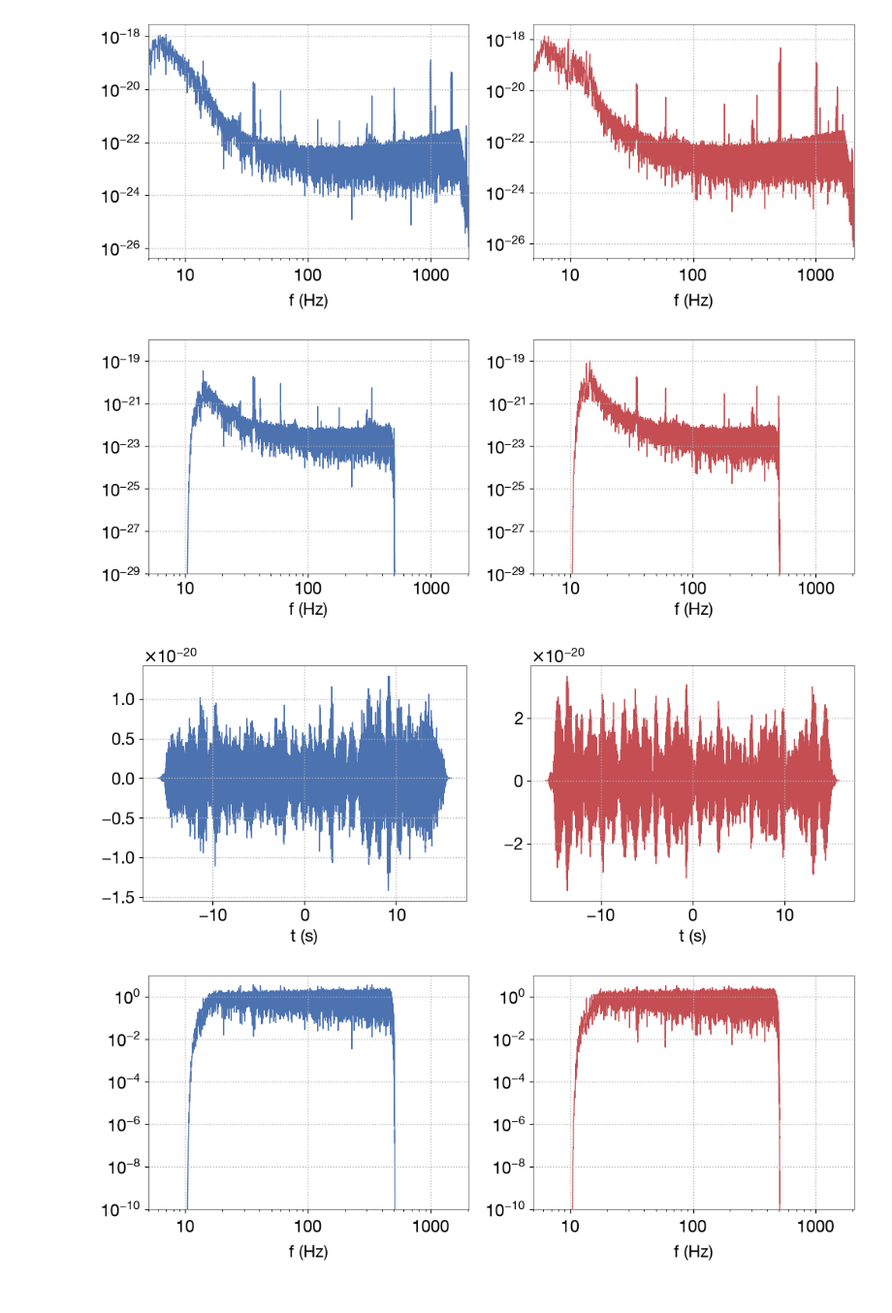
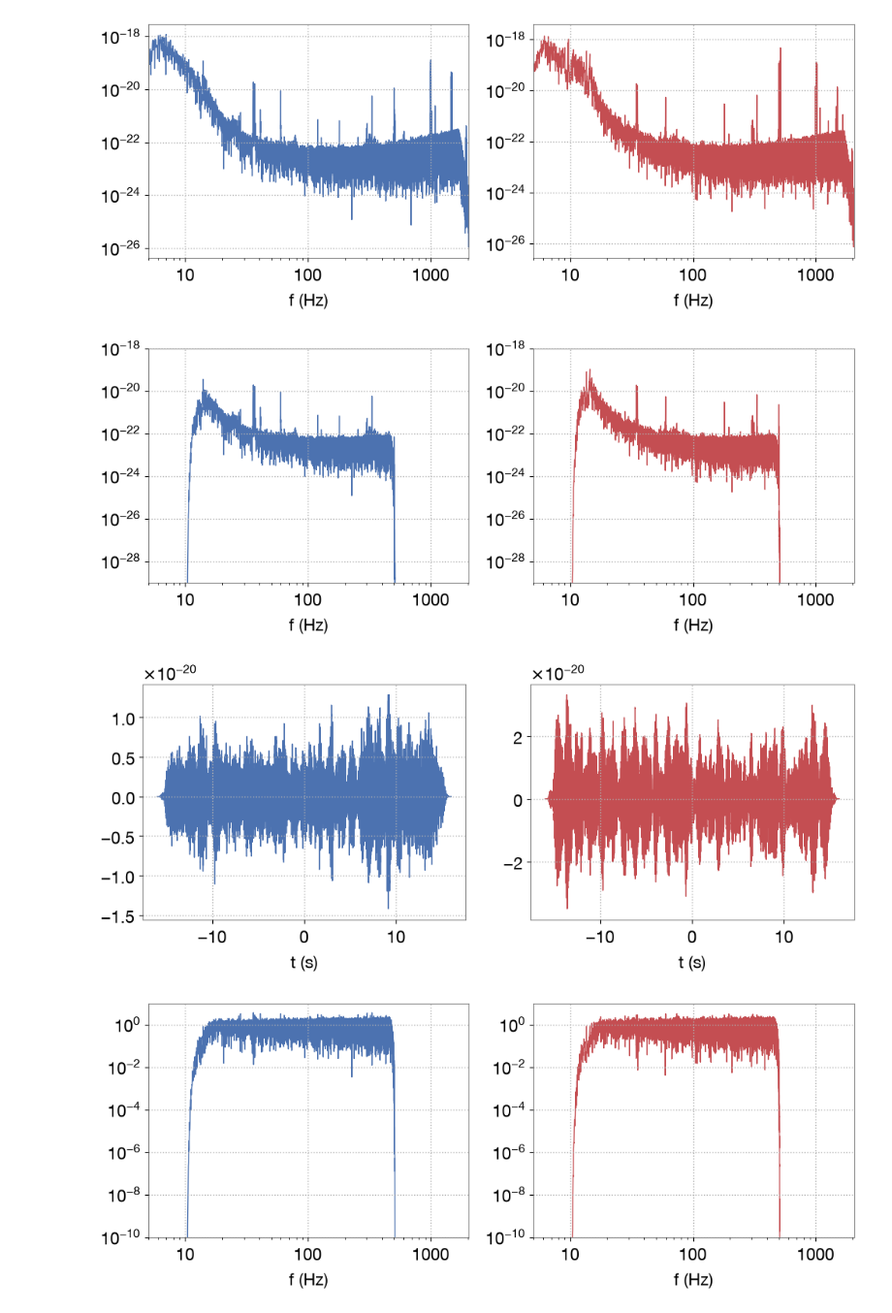
Before and after one commit to SylvainMarsat/gwda_tutorial, a Jupyter notebook: tutorial_1.ipynb, the cells around one changed output. Shown at 97% size. Drawn from its saved outputs; the diff is of its cells as text; code cells hidden in the pictures.

```diff
--- a/tutorial_1.ipynb
+++ b/tutorial_1.ipynb
@@ -913,26 +908,26 @@ for i in range(2):
 # Suggested interval: [10, 512]Hz
 # Suggested tapering width: [10Hz, 64Hz]
 
-w_bp = window_planck(f_d, 10., 512., 10., 64.)
+w_bp = window_planck(f, 10., 512., 10., 64.)
 
 strain_H1_fd_bp = w_bp * strain_H1_fd
 strain_L1_fd_bp = w_bp * strain_L1_fd
 # %%
 # Plot band-passed data in the Fourier domain
- with axs[i].set_xlim()
+ # with axs[i].set_xlim()
 
 fig, axs = plt.subplots(1,2, figsize=[12,4])
-axs[0].loglog(f_d, np.abs(strain_H1_fd_bp), c=colors[0])
-axs[1].loglog(f_d, np.abs(strain_L1_fd_bp), c=colors[1])
+axs[0].loglog(f, np.abs(strain_H1_fd_bp), c=colors[0])
+axs[1].loglog(f, np.abs(strain_L1_fd_bp), c=colors[1])
 
 for i in range(2):
     axs[i].set_xlim([5., 2048.])
     axs[i].set_ylim([1e-29, 1e-18])
 
 for i in range(2):
     axs[i].set_xlabel(r'f (Hz)')
 # %% [output]
-[figure, old version]
+[figure, new version]
 # %%
 # Band-passed data in time domain with IFFT
 
@@ -953,7 +948,7 @@ axs[1].plot(times, strain_L1_td_bp, c=colors[1])
 for i in range(2):
     axs[i].set_xlabel(r't (s)')
 # %% [output]
-[figure, old version]
+[figure, new version]
 # %%
 # Data both whitened and band-passed
 
```
Also changed, not shown: parts of 20 cells of this notebook, 1 other file.
